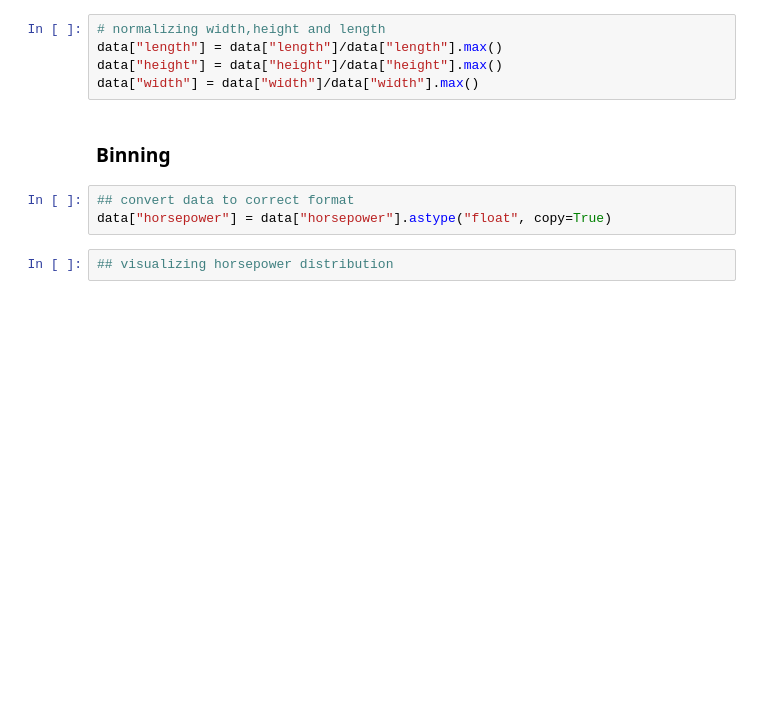
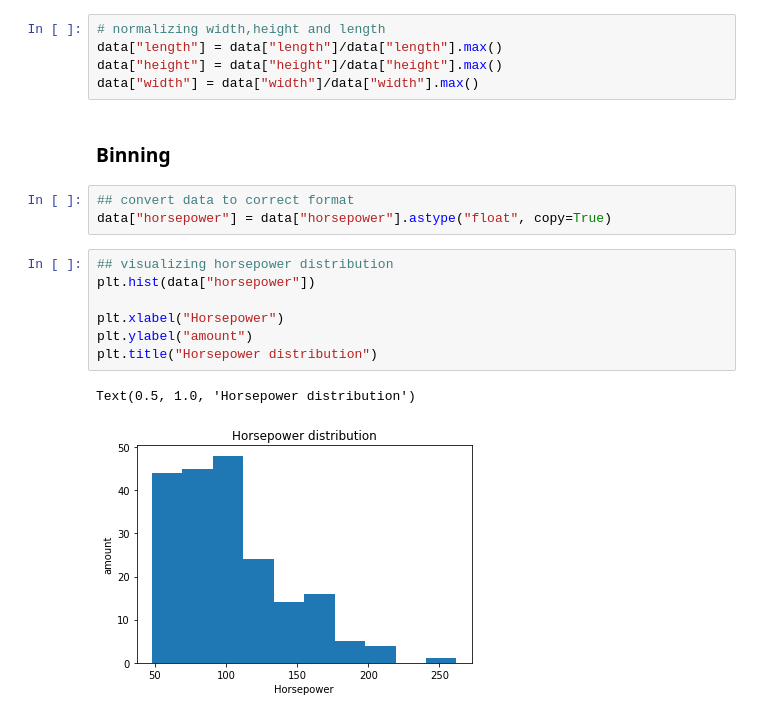
Before and after one commit to Onalb1411/Automobile-Dataset-Analysis, a Jupyter notebook: analysis.ipynb, the cells around one changed output. Saved outputs shown, nothing was run; the diff lists cells and outputs as text; blank space fills up the shorter version.

Commit message:
Horsepower distribution vizualization

```diff
--- a/analysis.ipynb
+++ b/analysis.ipynb
@@ -212,5 +213,13 @@ data["width"] = data["width"]/data["width"].max()
 # %%
 ## convert data to correct format
 data["horsepower"] = data["horsepower"].astype("float", copy=True)
-# %%
-## visualizing horsepower distribution
+# %%
+## visualizing horsepower distribution
+plt.hist(data["horsepower"])
+
+plt.xlabel("Horsepower")
+plt.ylabel("amount")
+plt.title("Horsepower distribution")
+# %% [output]
+Text(0.5, 1.0, 'Horsepower distribution')
+[figure, added]
```
Also changed, not shown: parts of 1 cell of this notebook.
